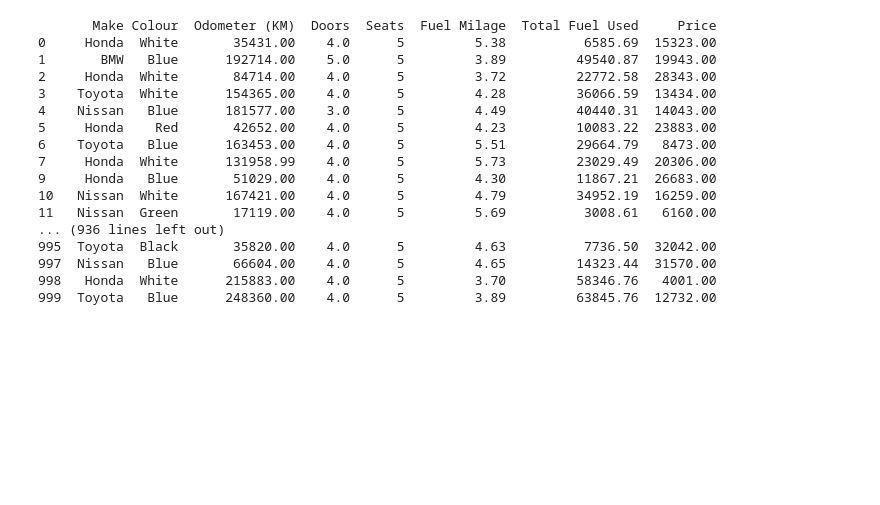
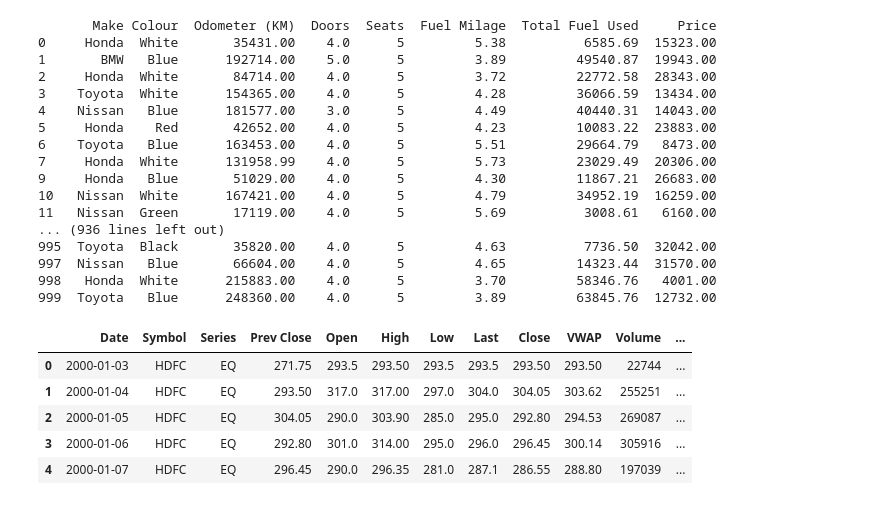
Before and after one commit to Pirate-Nirav/MachineLearning, a Jupyter notebook: pandaswithData.ipynb, the cells around one changed output. Drawn from its saved outputs; the diff is of its cells as text; code cells hidden in the pictures; blank space fills up the shorter version.

```diff
--- a/pandaswithData.ipynb
+++ b/pandaswithData.ipynb
@@ -709,0 +712,12 @@ df.to_csv('cardataformodel.csv',index=False, encoding='utf-8' )
+# %%
+df = pd.read_csv("data\\HDFC.csv")
+
+
+df.head()
+# %% [output]
+|  | Date | Symbol | Series | Prev Close | Open | High | Low | Last | Close | VWAP | Volume | ... |
+| 0 | 2000-01-03 | HDFC | EQ | 271.75 | 293.5 | 293.50 | 293.5 | 293.5 | 293.50 | 293.50 | 22744 | ... |
+| 1 | 2000-01-04 | HDFC | EQ | 293.50 | 317.0 | 317.00 | 297.0 | 304.0 | 304.05 | 303.62 | 255251 | ... |
+| 2 | 2000-01-05 | HDFC | EQ | 304.05 | 290.0 | 303.90 | 285.0 | 295.0 | 292.80 | 294.53 | 269087 | ... |
+| 3 | 2000-01-06 | HDFC | EQ | 292.80 | 301.0 | 314.00 | 295.0 | 296.0 | 296.45 | 300.14 | 305916 | ... |
+| 4 | 2000-01-07 | HDFC | EQ | 296.45 | 290.0 | 296.35 | 281.0 | 287.1 | 286.55 | 288.80 | 197039 | ... |
```
Also changed, not shown: parts of 17 cells of this notebook, 1 other file.
